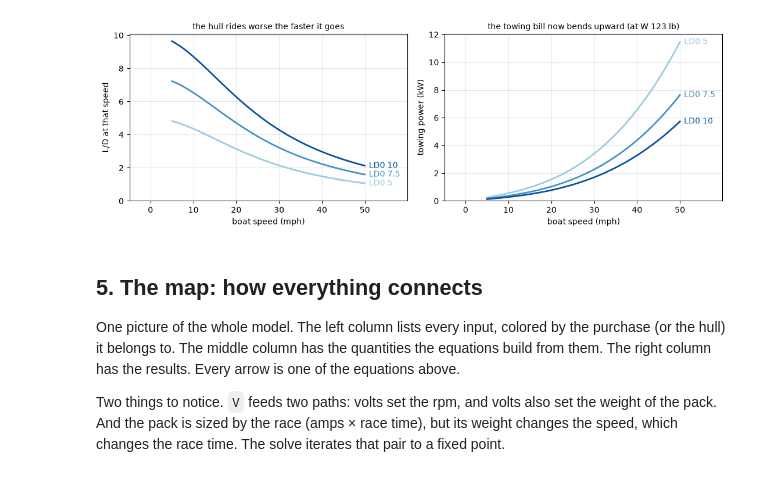
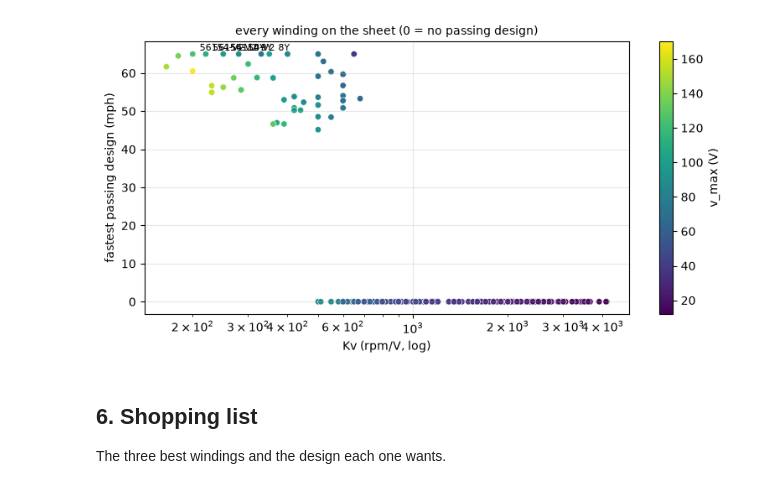
Before and after one commit to MarMar888/haav-modeling, a Jupyter notebook: prop_motor_battery/willmarley.ipynb, the cells around one changed output. Drawn from its saved outputs; the diff is of its cells as text; code cells hidden in the pictures.

```diff
--- a/prop_motor_battery/willmarley.ipynb
+++ b/prop_motor_battery/willmarley.ipynb
@@ -375,41 +405,20 @@ fixed: safety margin       5  lb
 # %%
-# Left: L/D vs speed. Right: towing power vs speed. Both for low, mid and high LD0.
-W_batt_example = 25.0  # a typical race-sized pack, only for the weight in this chart
-W_extra = W_batt_example + mid(MOTOR_BOUNDS, "W_motor") + W_FIXED_LB
-W_span = np.linspace(HULL_BOUNDS["W_hull"][0] + W_extra,
-                     HULL_BOUNDS["W_hull"][1] + W_extra, 100)
-W_mid = W_span.mean()
-
-v = np.linspace(5, 50, 100)
-fig, (ax1, ax2) = plt.subplots(1, 2, figsize=(11, 3.8))
-for LD0, color in zip(lo_mid_hi(HULL_BOUNDS, "LD0"), SEQ):
-    LD = LD0 / (1 + (v / V_LD_HALF) ** 2)
-    ax1.plot(v, LD, color=color, lw=2)
-    label_end(ax1, v[-1], LD[-1], f"LD0 {LD0:g}", color)
-
-    R_N = (W_mid / LD) * N_PER_LBF
-    tow_kw = R_N * v * MPS_PER_MPH / 1000
-    ax2.plot(v, tow_kw, color=color, lw=2)
-    label_end(ax2, v[-1], tow_kw[-1], f"LD0 {LD0:g}", color)
-
-ax1.set_xlabel("boat speed (mph)"); ax1.set_ylabel("L/D at that speed")
-ax1.set_title("the hull rides worse the faster it goes", fontsize=10)
-ax2.set_xlabel("boat speed (mph)"); ax2.set_ylabel("towing power (kW)")
-ax2.set_title(f"the towing bill now bends upward (at W {W_mid:.0f} lb)", fontsize=10)
-for ax in (ax1, ax2):
-    ax.grid(alpha=0.3); ax.set_ylim(bottom=0)
-    ax.margins(x=0.22)
+fig, ax = plt.subplots(figsize=(8, 4.2))
+kv = [x["m"]["Kv"] for x in results]
+mph = [x["r"]["mph"] if x["r"] else 0 for x in results]
+vmax = [x["m"]["v_max"] for x in results]
+sc = ax.scatter(kv, mph, c=vmax, cmap="viridis", s=28, edgecolors="white", linewidths=0.4)
+for x in results[:3]:
+    ax.annotate(x["m"]["name"].replace("SSS ", ""), (x["m"]["Kv"], x["r"]["mph"]),
+                xytext=(6, 3), textcoords="offset points", fontsize=8)
+ax.set_xscale("log"); ax.set_xlabel("Kv (rpm/V, log)"); ax.set_ylabel("fastest passing design (mph)")
+ax.set_title("every winding on the sheet (0 = no passing design)", fontsize=10); ax.grid(alpha=0.3)
+fig.colorbar(sc, ax=ax, label="v_max (V)")
 plt.tight_layout(); plt.show()
 # %% [output]
-[figure, old version]
+[figure, new version]
 # %% [markdown]
-## 5. The map: how everything connects
+## 6. Shopping list
 
-One picture of the whole model. The left column lists every input, colored by the purchase (or
-the hull) it belongs to. The middle column has the quantities the equations build from them. The
-right column has the results. Every arrow is one of the equations above.
-
-Two things to notice. `V` feeds two paths: volts set the rpm, and volts also set the weight of
-the pack. And the pack is sized by the race (amps × race time), but its weight changes the speed,
-which changes the race time. The solve iterates that pair to a fixed point.
+The three best windings and the design each one wants.
 # %%
```
Also changed, not shown: parts of 42 cells of this notebook, 3 other files.
